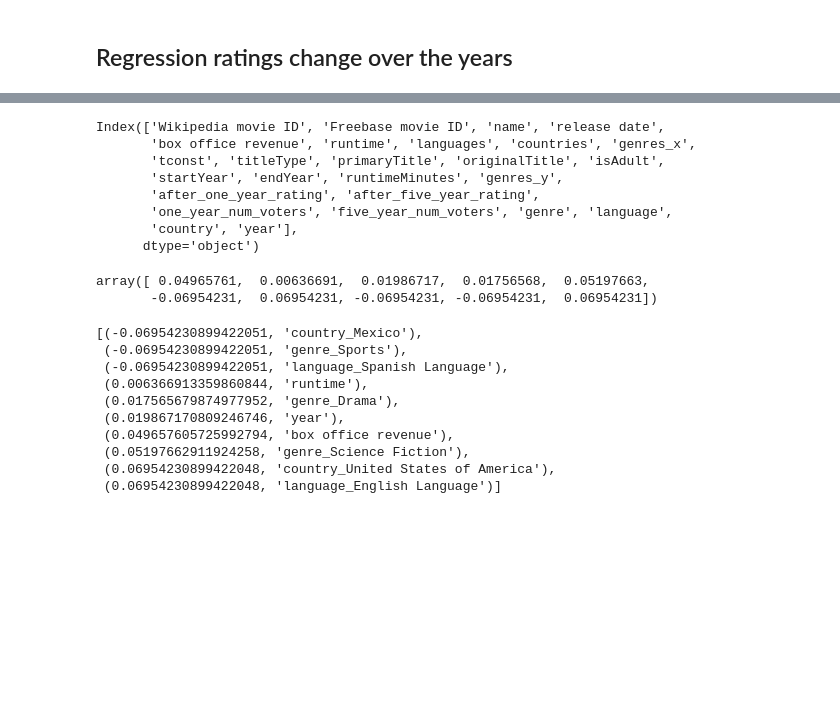
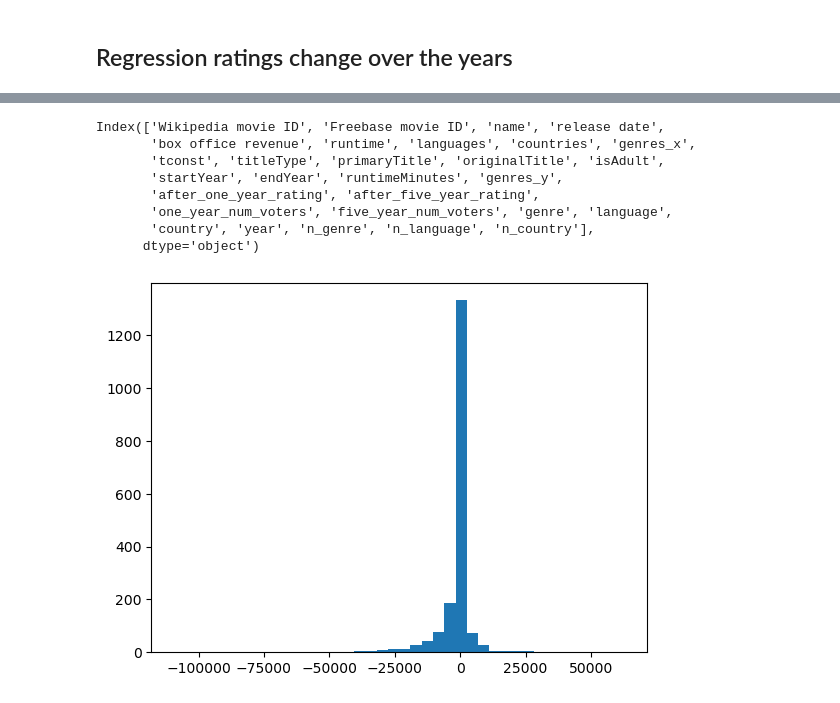
Before and after one commit to epfl-ada/ada-2023-project-msosm, a Jupyter notebook: main.ipynb, the cells around one changed output, grey strips where cells are left out. Drawn from its saved outputs; the diff is of its cells as text; code cells hidden in the pictures; blank space fills up the shorter version.

Commit message:
regressions

```diff
--- a/main.ipynb
+++ b/main.ipynb
@@ -385,10 +382,9 @@ res.head(1)
 | 0 | 12621957 | /m/05pdd86 | the sorcerer's apprentice | 2010-07-08 | 215283742.0 | 111.0 | {"/m/02h40lc": "English Language"} | ... |
 # %%
 # only run if want to scrpae new data
-number_elements_to_scrape = 3
+number_elements_to_scrape = len(res)
 
 ratings_df = pd.DataFrame()
-num_voters_df = pd.DataFrame()
 
 for index, row in res.iloc[:number_elements_to_scrape].iterrows():
 
@@ -422,13 +449,24 @@ ratings_metadata.head(1)
 # %%
 def get_first_value_from_dictionary(row, value):
-    genres = list(json.loads(row[value]).values())[0]
+    l = list(json.loads(row[value]).values())
+    if len(l) > 0:
+        genres = l[0]
+    else:
+        genres = ''
     return genres
+
+def count_dictionary(row, value):
+    return len(json.loads(row[value]).keys())
 
 # extracting values from dictionaries
 ratings_metadata["genre"] = ratings_metadata.apply(lambda row: get_first_value_from_dictionary(row, 'genres_x'), axis=1)
 ratings_metadata["language"] = ratings_metadata.apply(lambda row: get_first_value_from_dictionary(row, 'languages'), axis=1)
 ratings_metadata["country"] = ratings_metadata.apply(lambda row: get_first_value_from_dictionary(row, 'countries'), axis=1)
 ratings_metadata['year'] = pd.DatetimeIndex(ratings_metadata['release date']).year  # extracting year
+
+ratings_metadata["n_genre"] = ratings_metadata.apply(lambda row: count_dictionary(row, 'genres_x'), axis=1)
+ratings_metadata["n_language"] = ratings_metadata.apply(lambda row: count_dictionary(row, 'languages'), axis=1)
+ratings_metadata["n_country"] = ratings_metadata.apply(lambda row: count_dictionary(row, 'countries'), axis=1)
 # %%
 ratings_metadata.columns
 # %% [output]
@@ -438,11 +476,11 @@ Index(['Wikipedia movie ID', 'Freebase movie ID', 'name', 'release date',
        'startYear', 'endYear', 'runtimeMinutes', 'genres_y',
        'after_one_year_rating', 'after_five_year_rating',
        'one_year_num_voters', 'five_year_num_voters', 'genre', 'language',
-       'country', 'year'],
+       'country', 'year', 'n_genre', 'n_language', 'n_country'],
       dtype='object')
 # %%
 # variable we'll try to predict
-y = ratings_metadata.after_five_year_rating - ratings_metadata.after_one_year_rating  # TODO: adjust by the number of voters
+y = (ratings_metadata.after_five_year_rating - ratings_metadata.after_one_year_rating) * (ratings_metadata.five_year_num_voters - ratings_metadata.one_year_num_voters) # TODO: adjust by the number of voters
 df_clean = ratings_metadata.drop(['Wikipedia movie ID', 'Freebase movie ID',
        'name', 'release date', 'languages', 'isAdult',
        'countries', 'genres_x', 'tconst', 'titleType', 'primaryTitle',
@@ -458,22 +490,5 @@ df = df.join(one_hot)
-# %%
-X=(df-df.mean())/df.std()
-X.fillna(0, inplace=True)
-
-reg = LinearRegression().fit(X, y)
-reg.coef_
-# %% [output]
-array([ 0.04965761,  0.00636691,  0.01986717,  0.01756568,  0.05197663,
-       -0.06954231,  0.06954231, -0.06954231, -0.06954231,  0.06954231])
-# %%
-sorted(zip(reg.coef_,X.columns))  # find which coefficient are more important
-# %% [output]
-[(-0.06954230899422051, 'country_Mexico'),
- (-0.06954230899422051, 'genre_Sports'),
- (-0.06954230899422051, 'language_Spanish Language'),
- (0.006366913359860844, 'runtime'),
- (0.017565679874977952, 'genre_Drama'),
- (0.019867170809246746, 'year'),
- (0.049657605725992794, 'box office revenue'),
- (0.05197662911924258, 'genre_Science Fiction'),
- (0.06954230899422048, 'country_United States of America'),
- (0.06954230899422048, 'language_English Language')]
+# %%
+plt.hist(y, bins = 40)
+plt.show()
+# %% [output]
+[figure, added]
```
Also changed, not shown: parts of 18 cells of this notebook.
